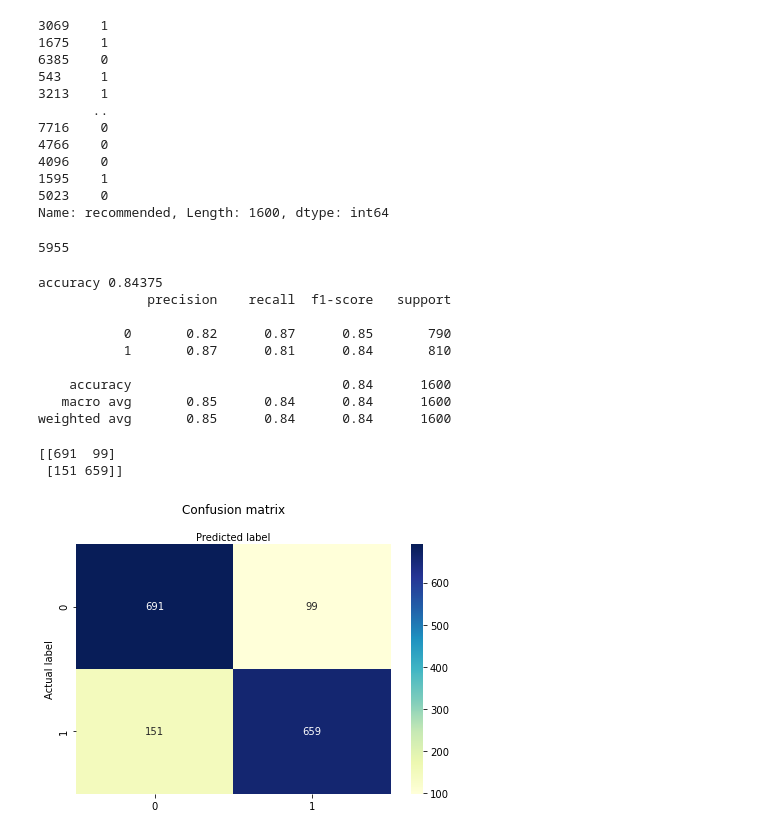
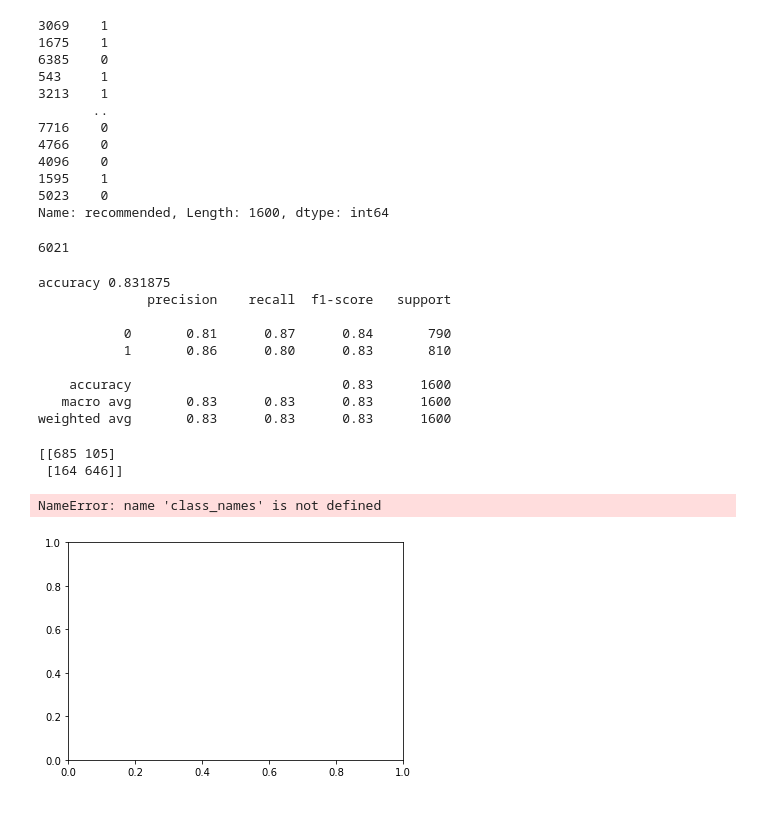
Before and after one commit to siriamanda/ironhack-final-project, a Jupyter notebook: 3-modelling/kaggle-data/Naive-bayes-model-testing.ipynb, the cells around one changed output. Saved outputs shown, nothing was run; the diff lists cells and outputs as text; code cells hidden in the pictures.

```diff
--- a/3-modelling/kaggle-data/Naive-bayes-model-testing.ipynb
+++ b/3-modelling/kaggle-data/Naive-bayes-model-testing.ipynb
@@ -16,7 +16,7 @@ from sklearn.feature_extraction.text import CountVectorizer, TfidfTransformer
 from sklearn.model_selection import train_test_split, GridSearchCV
 from sklearn.metrics import plot_confusion_matrix, classification_report, accuracy_score
 # %%
-reviews_df = pd.read_csv('clothing_reviews_clean_with_features.csv')
+reviews_df = pd.read_csv('clothing_reviews_clean.csv')
 # %%
 reviews_df.head()
 # %% [output]
@@ -219,5 +219,5 @@ X_train_vectorized = vect.transform(X_train)
 
 len(vect.get_feature_names())
 # %% [output]
-5955
+6021
 # %%
@@ -234,42 +236,42 @@ pred_y = model_nb.predict(X_test)
 print('accuracy %s' % accuracy_score(pred_y, y_test))
 print(classification_report(ytest, pred_y))
 # %% [output]
-accuracy 0.84375
+accuracy 0.831875
               precision    recall  f1-score   support
 
-           0       0.82      0.87      0.85       790
-           1       0.87      0.81      0.84       810
+           0       0.81      0.87      0.84       790
+           1       0.86      0.80      0.83       810
 
-    accuracy                           0.84      1600
-   macro avg       0.85      0.84      0.84      1600
-weighted avg       0.85      0.84      0.84      1600
+    accuracy                           0.83      1600
+   macro avg       0.83      0.83      0.83      1600
+weighted avg       0.83      0.83      0.83      1600
 # %%
 from sklearn.metrics import confusion_matrix
 
 print(confusion_matrix(ytest, pred_y))
 # %% [output]
-[[691  99]
- [151 659]]
+[[685 105]
+ [164 646]]
 # %%
 import matplotlib.pyplot as plt
 import seaborn as sns
 from sklearn import metrics
 import numpy as np
 
 cnf_matrix = metrics.confusion_matrix(ytest, pred_y)
 cnf_matrix
-class_names = ['Not Recommended','Recommended'] # name  of classes
 fig, ax = plt.subplots()
 tick_marks = np.arange(len(class_names))
 plt.xticks(tick_marks, class_names)
 plt.yticks(tick_marks, class_names)
 
 # create heatmap
 sns.heatmap(pd.DataFrame(cnf_matrix), annot = True, cmap="YlGnBu" ,fmt='g')
 ax.xaxis.set_label_position("top")
 plt.tight_layout()
 plt.title('Confusion matrix', y=1.1)
 plt.ylabel('Actual label')
 plt.xlabel('Predicted label');
 # %% [output]
+NameError: name 'class_names' is not defined
-[figure, old version]
+[figure, new version]
```
Also changed, not shown: parts of 5 cells of this notebook, 6 other files.
